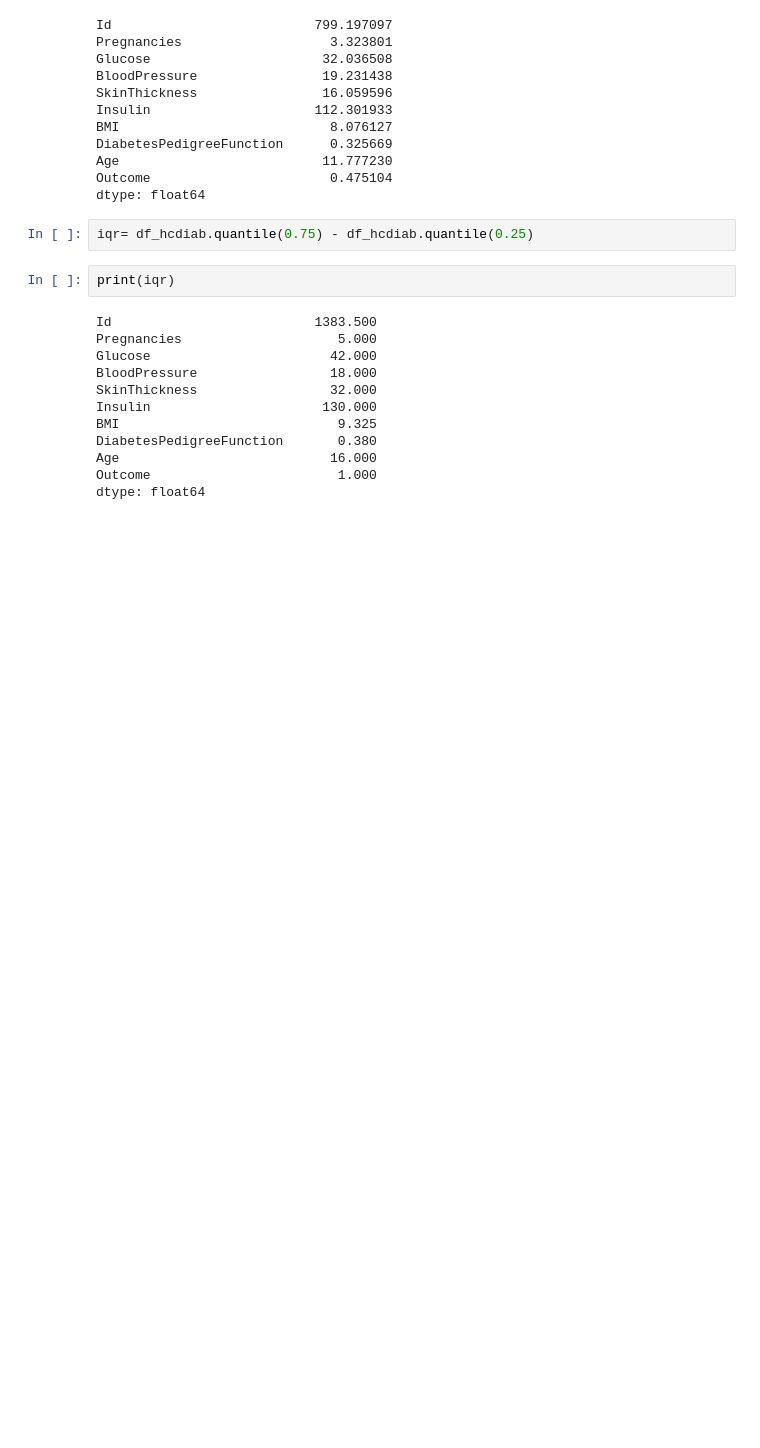
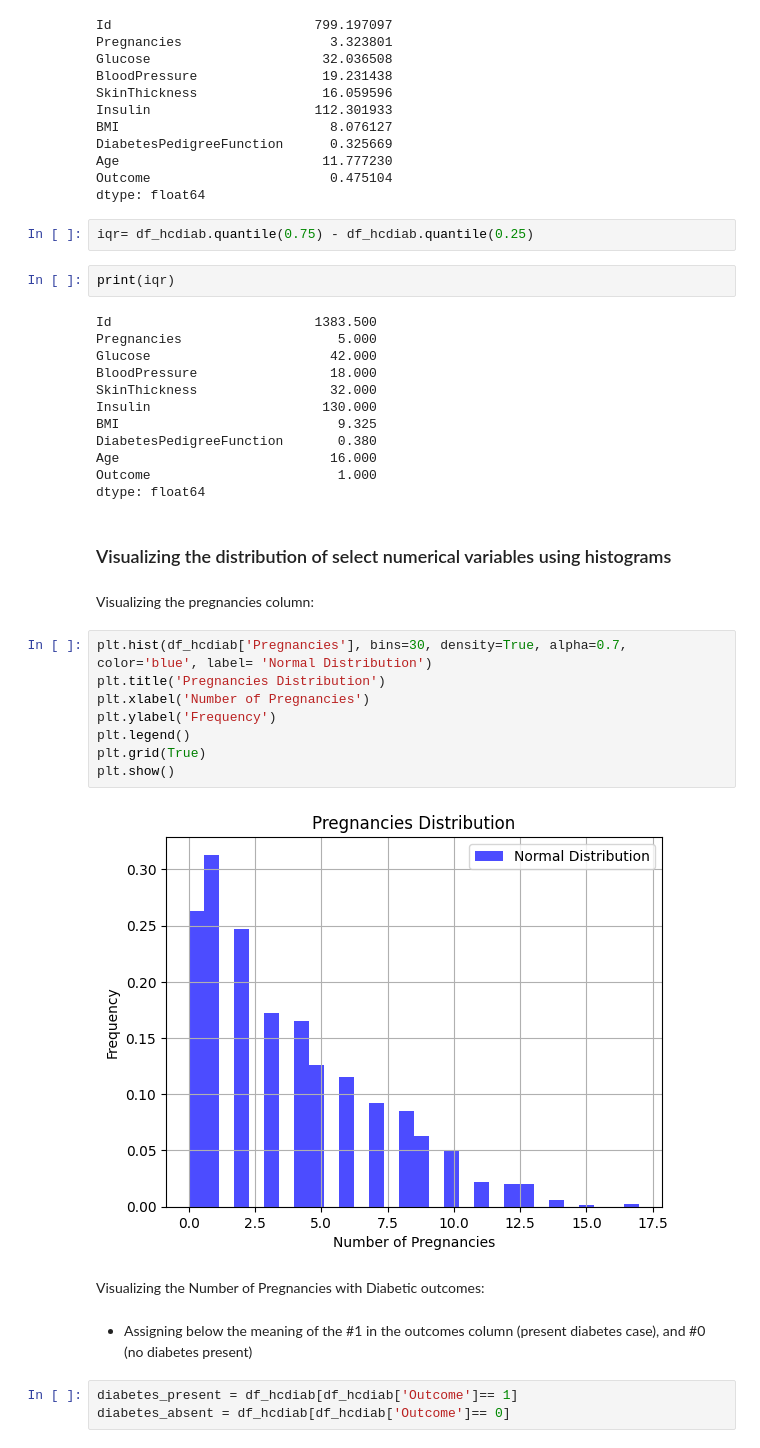
Before and after one commit to angeliki-tzanou/datasci_3_eda, a Jupyter notebook: Assignment_3_HHA_507.ipynb, the cells around one changed output. Drawn from its saved outputs; the diff is of its cells as text; blank space fills up the shorter version.

```diff
--- a/Assignment_3_HHA_507.ipynb
+++ b/Assignment_3_HHA_507.ipynb
@@ -295,3 +295,24 @@ DiabetesPedigreeFunction       0.380
 Age                           16.000
 Outcome                        1.000
 dtype: float64
+# %% [markdown]
+### Visualizing the distribution of select numerical variables using histograms
+# %% [markdown]
+Visualizing the pregnancies column:
+# %%
+plt.hist(df_hcdiab['Pregnancies'], bins=30, density=True, alpha=0.7, color='blue', label= 'Normal Distribution')
+plt.title('Pregnancies Distribution')
+plt.xlabel('Number of Pregnancies')
+plt.ylabel('Frequency')
+plt.legend()
+plt.grid(True)
+plt.show()
+# %% [output]
+[figure, added]
+# %% [markdown]
+Visualizing the Number of Pregnancies with Diabetic outcomes:
+# %% [markdown]
+- Assigning below the meaning of the #1 in the outcomes column (present diabetes case), and #0 (no diabetes present)
+# %%
+diabetes_present = df_hcdiab[df_hcdiab['Outcome']== 1]
+diabetes_absent = df_hcdiab[df_hcdiab['Outcome']== 0]
```
Also changed, not shown: parts of 3 cells of this notebook.
